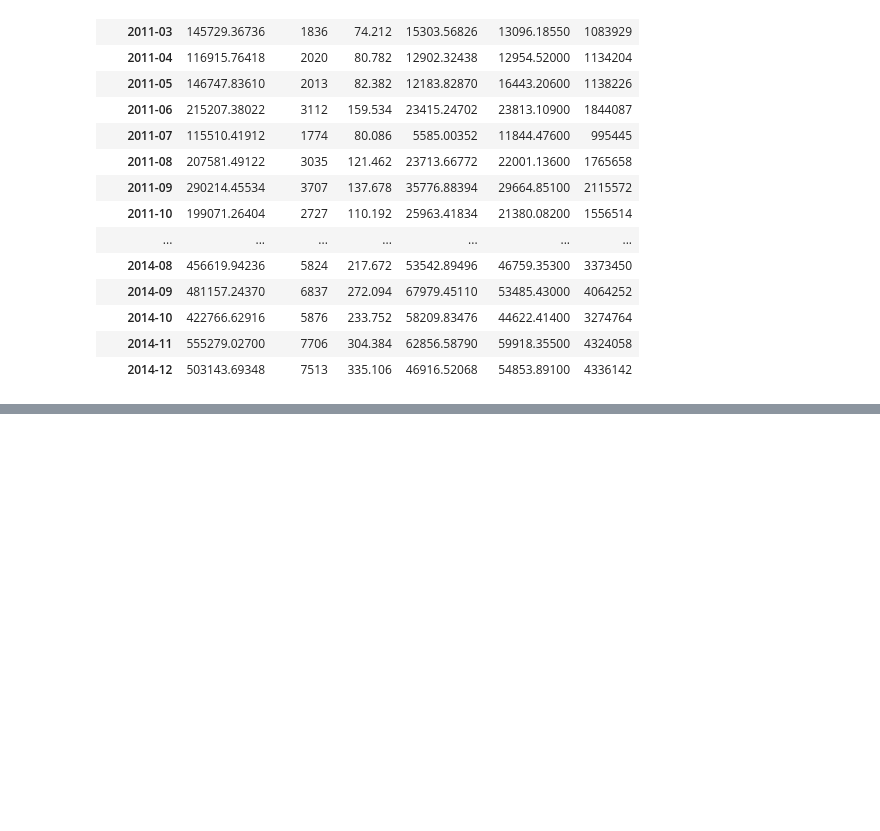
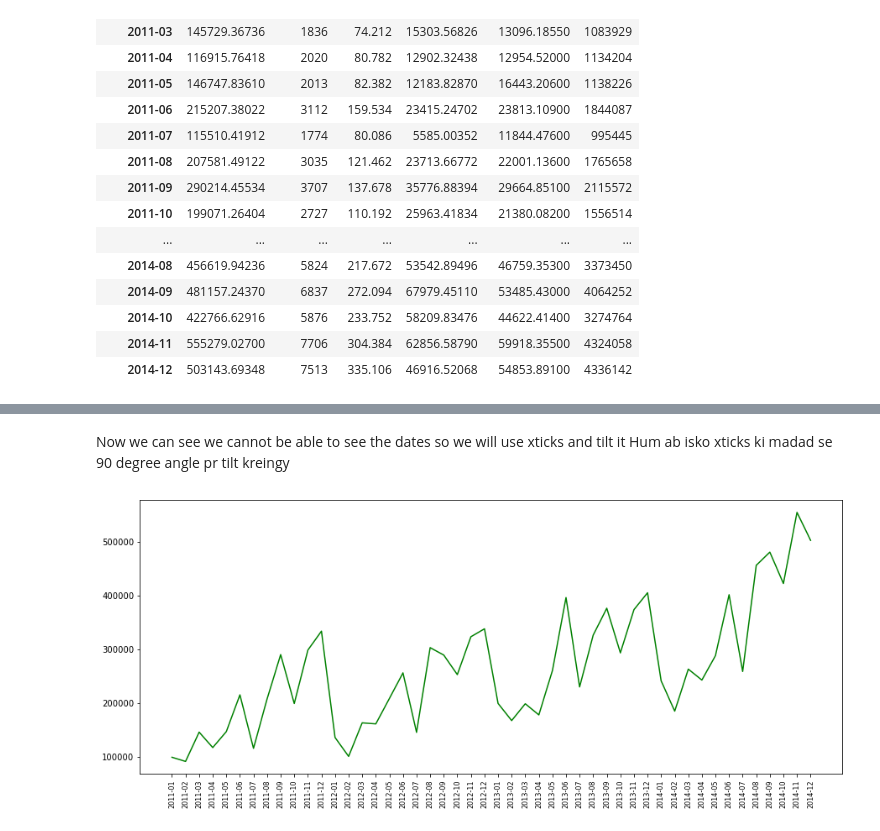
Before and after one commit to Hamza-Tahirr/Sales-Data-Analysis, a Jupyter notebook: Sales Analysis.ipynb, the cells around one changed output, grey strips where cells are left out. Saved outputs shown, nothing was run; the diff lists cells and outputs as text; code cells hidden in the pictures; blank space fills up the shorter version.

```diff
--- a/Sales Analysis.ipynb
+++ b/Sales Analysis.ipynb
@@ -220,0 +216,11 @@ df.groupby('month_year').sum()['sales'].reset_index()  #this will reset entire i
+# %% [markdown]
+Now we can see we cannot be able to see the dates so we will use xticks and tilt it
+Hum ab isko xticks ki madad se 90 degree angle pr tilt kreingy
+# %%
+plt.figure(figsize=(15,6))
+
+plt.plot(df_trend['month_year'], df_trend['sales'], color="green")
+plt.xticks(rotation='vertical', size = 8)
+plt.show()
+# %% [output]
+[figure, added]
```
Also changed, not shown: parts of 5 cells of this notebook.
